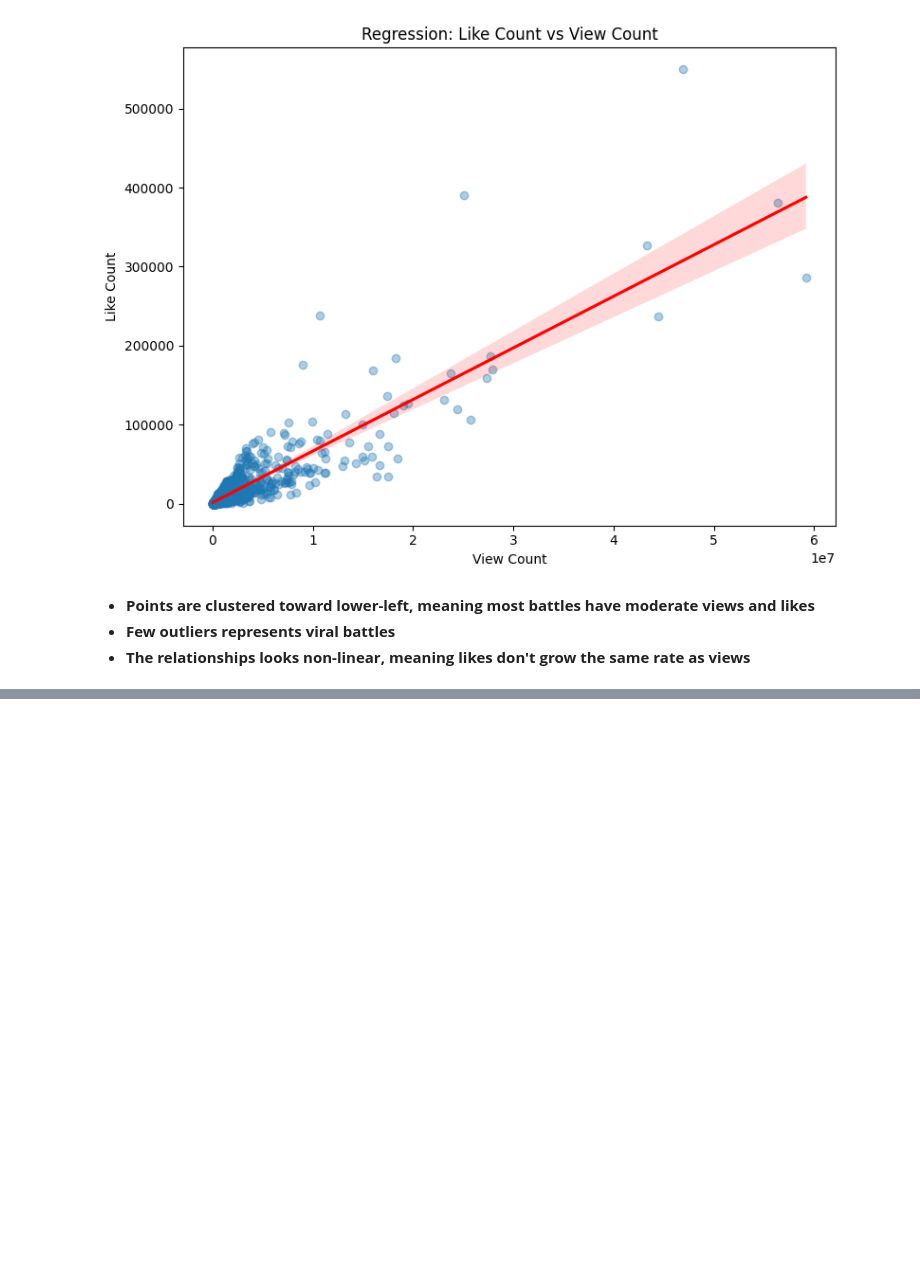
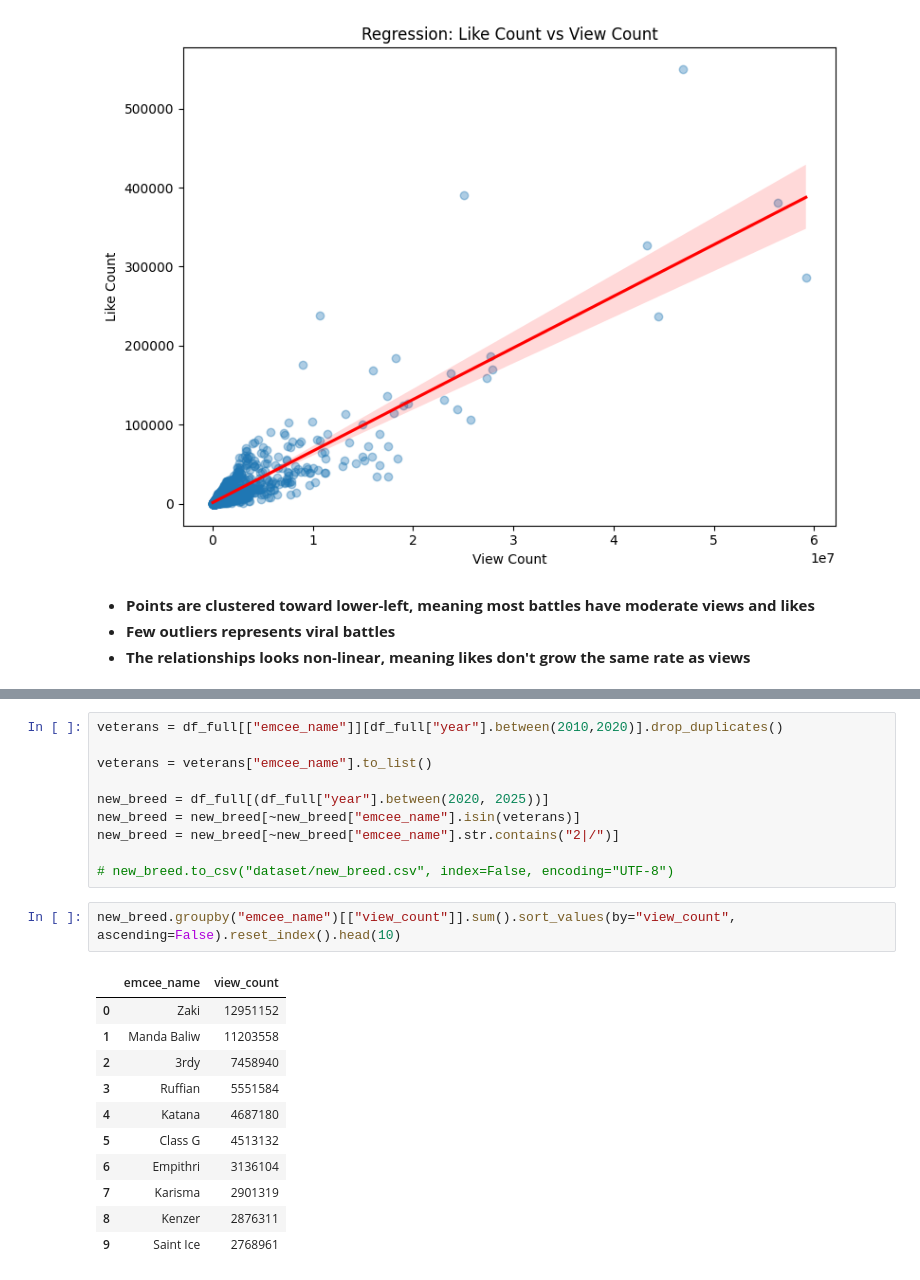
Before and after one commit to robindude8000/fliptop-eda, a Jupyter notebook: eda_notebook.ipynb, the cells around one changed output, grey strips where cells are left out. Cells and saved outputs as stored; diff of their text form; blank space fills up the shorter version.

Commit message:
identify new breed emcees

```diff
--- a/eda_notebook.ipynb
+++ b/eda_notebook.ipynb
@@ -296,0 +300,24 @@ plt.show()
+# %%
+veterans = df_full[["emcee_name"]][df_full["year"].between(2010,2020)].drop_duplicates()
+
+veterans = veterans["emcee_name"].to_list()
+
+new_breed = df_full[(df_full["year"].between(2020, 2025))]
+new_breed = new_breed[~new_breed["emcee_name"].isin(veterans)]
+new_breed = new_breed[~new_breed["emcee_name"].str.contains("2|/")]
+
+# new_breed.to_csv("dataset/new_breed.csv", index=False, encoding="UTF-8")
+# %%
+new_breed.groupby("emcee_name")[["view_count"]].sum().sort_values(by="view_count", ascending=False).reset_index().head(10)
+# %% [output]
+|  | emcee_name | view_count |
+| 0 | Zaki | 12951152 |
+| 1 | Manda Baliw | 11203558 |
+| 2 | 3rdy | 7458940 |
+| 3 | Ruffian | 5551584 |
+| 4 | Katana | 4687180 |
+| 5 | Class G | 4513132 |
+| 6 | Empithri | 3136104 |
+| 7 | Karisma | 2901319 |
+| 8 | Kenzer | 2876311 |
+| 9 | Saint Ice | 2768961 |
```
Also changed, not shown: parts of 2 cells of this notebook.
